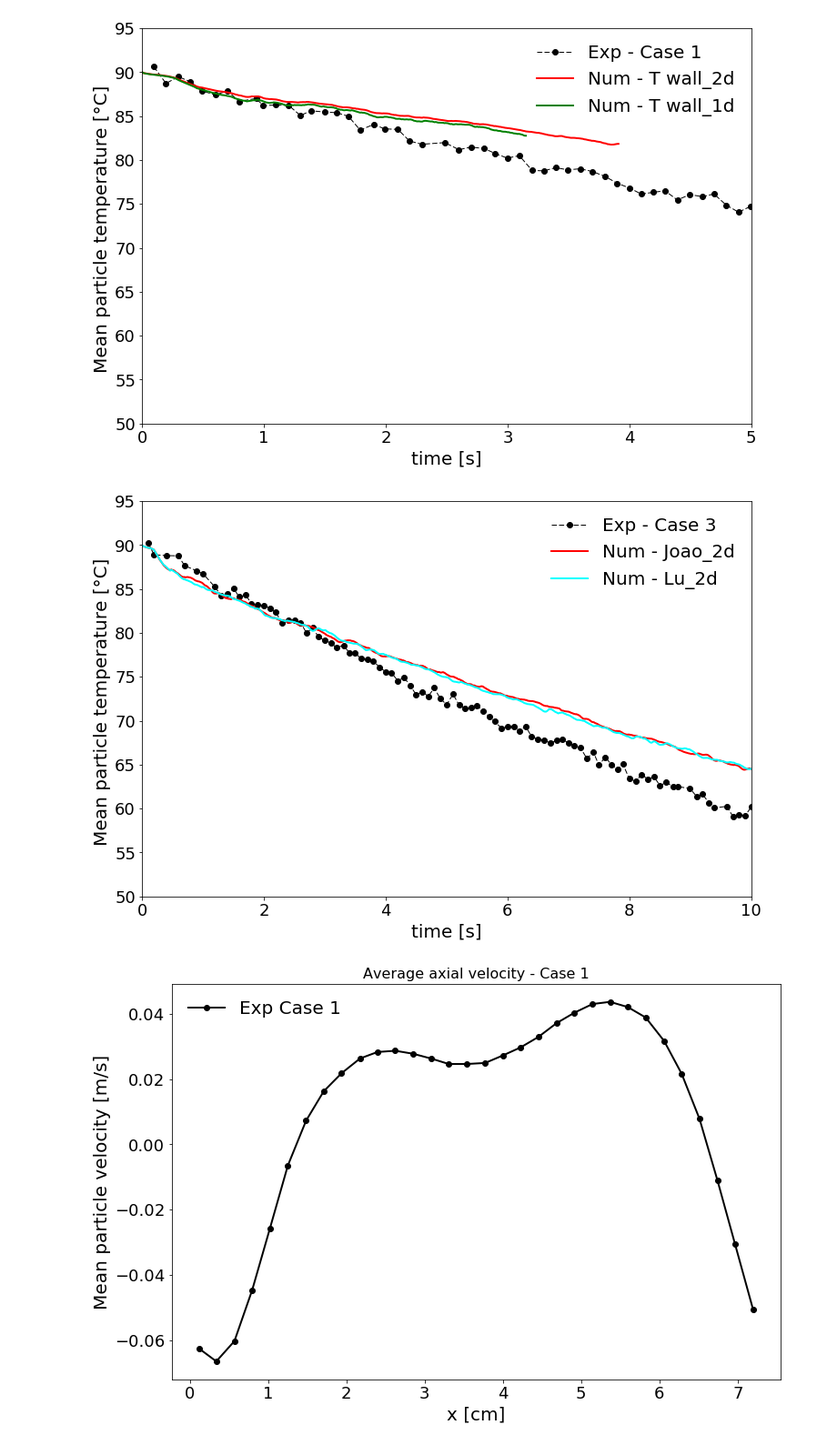
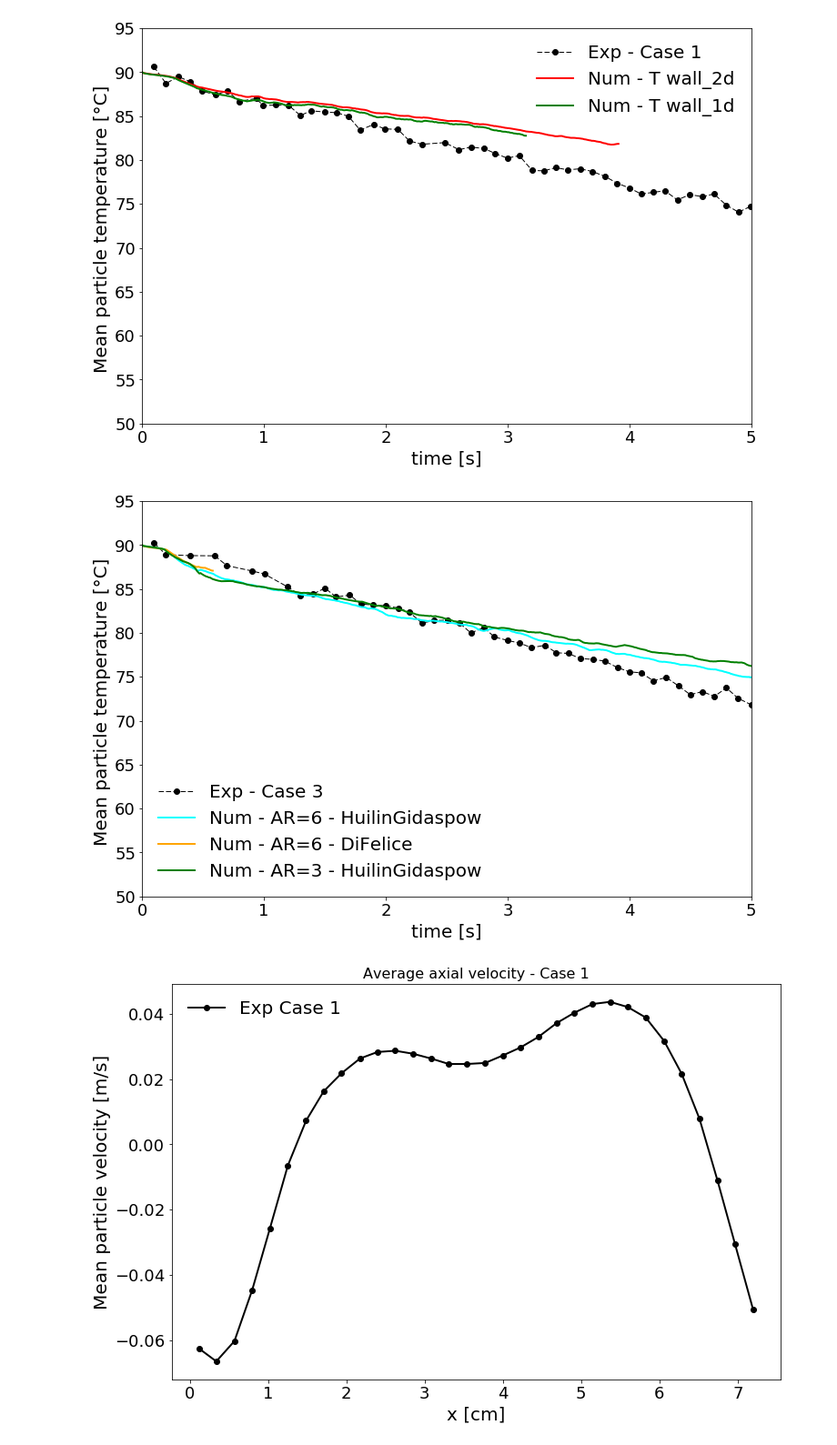
Before and after one commit to lucillalmeida/doutorado-validacoes, a Jupyter notebook: fluidized-bed-patil/Patil-pseudo-2-d-fluidized-bed.ipynb, the cells around one changed output. Shown at 91% size. Cells and saved outputs as stored; diff of their text form; code cells hidden in the pictures.

```diff
--- a/fluidized-bed-patil/Patil-pseudo-2-d-fluidized-bed.ipynb
+++ b/fluidized-bed-patil/Patil-pseudo-2-d-fluidized-bed.ipynb
@@ -285,6 +285,14 @@ case_data.close()
 case_data = open("meanParticleTemperatureRocky_case3_eulerian_Twall_viscosity_2d.csv", 'r')
 time_rocky_case3_eul_Tav_Twall_viscosity_2d, temp_rocky_case3_eul_Tav_Twall_viscosity_2d = numpy.loadtxt(case_data, delimiter = ',', skiprows = 1, unpack = True)
 case_data.close()
+
+case_data = open("meanParticleTemperatureRocky_case3_eulerian_Tav-ideal-gas_Twall_2d_sm_AR.csv", 'r')
+time_rocky_case3_eul_Tav_Twall_viscosity_2d_sm_AR, temp_rocky_case3_eul_Tav_Twall_viscosity_2d_sm_AR = numpy.loadtxt(case_data, delimiter = ',', skiprows = 1, unpack = True)
+case_data.close()
+
+case_data = open("meanParticleTemperatureRocky_case3_eulerian_Twall_viscosity_2d_diFelice.csv", 'r')
+time_rocky_case3_eul_Tav_Twall_viscosity_2d_diFelice, temp_rocky_case3_eul_Tav_Twall_viscosity_2d_diFelice = numpy.loadtxt(case_data, delimiter = ',', skiprows = 1, unpack = True)
+case_data.close()
 # %%
 plt.plot(time_case1,  temp_case1, linestyle = "--", color = "black", marker = 'o', linewidth = 1,label = "Exp - Case 1")
 plt.plot(time_case3,  temp_case3, linestyle = "--", color = "red", marker = 'D', linewidth = 1,label = "Exp - Case 3")
@@ -336,19 +344,21 @@ plt.show()
 # %%
 plt.plot(time_case3,  temp_case3, linestyle = "--", color = "black", marker = 'o', linewidth = 1,label = "Exp - Case 3")
 
-plt.plot(time_rocky_case3_eul_Tav_Twall_2d,  temp_rocky_case3_eul_Tav_Twall_2d-273.15, linestyle = "-", color = "red", marker = 'None', linewidth = 2,label = "Num - Joao_2d")
-plt.plot(time_rocky_case3_eul_Tav_Twall_viscosity_2d,  temp_rocky_case3_eul_Tav_Twall_viscosity_2d-273.15, linestyle = "-", color = "cyan", marker = 'None', linewidth = 2,label = "Num - Lu_2d")
+#plt.plot(time_rocky_case3_eul_Tav_Twall_2d,  temp_rocky_case3_eul_Tav_Twall_2d-273.15, linestyle = "-", color = "red", marker = 'None', linewidth = 2,label = "Num - Joao_2d")
+plt.plot(time_rocky_case3_eul_Tav_Twall_viscosity_2d,  temp_rocky_case3_eul_Tav_Twall_viscosity_2d-273.15, linestyle = "-", color = "cyan", marker = 'None', linewidth = 2,label = "Num - AR=6 - HuilinGidaspow")
+plt.plot(time_rocky_case3_eul_Tav_Twall_viscosity_2d_diFelice,  temp_rocky_case3_eul_Tav_Twall_viscosity_2d_diFelice-273.15, linestyle = "-", color = "orange", marker = 'None', linewidth = 2,label = "Num - AR=6 - DiFelice")
+plt.plot(time_rocky_case3_eul_Tav_Twall_viscosity_2d_sm_AR,  temp_rocky_case3_eul_Tav_Twall_viscosity_2d_sm_AR-273.15, linestyle = "-", color = "green", marker = 'None', linewidth = 2,label = "Num - AR=3 - HuilinGidaspow")
 plt.xlabel("time [s]", fontsize = 20)
 plt.ylabel("Mean particle temperature [\u00B0C] ", fontsize = 20)
 plt.xticks(fontsize = 18)
 plt.yticks(fontsize = 18)
 plt.legend(fontsize = 20, frameon = False, loc = 0)
-plt.xlim(0, 10)
+plt.xlim(0, 5)
 plt.ylim(50, 95)
 #plt.savefig("bed_temperature.png")
 plt.show()
 # %% [output]
-[figure, old version]
+[figure, new version]
 # %%
 plt.plot(x_case1, volFlux_case1, linestyle = "-", color = "black", marker = 'o', linewidth = 2,label = "Exp Case 1")
 plt.title("Average axial velocity - Case 1", fontsize = 16)
```
Also changed, not shown: 2 other files.
